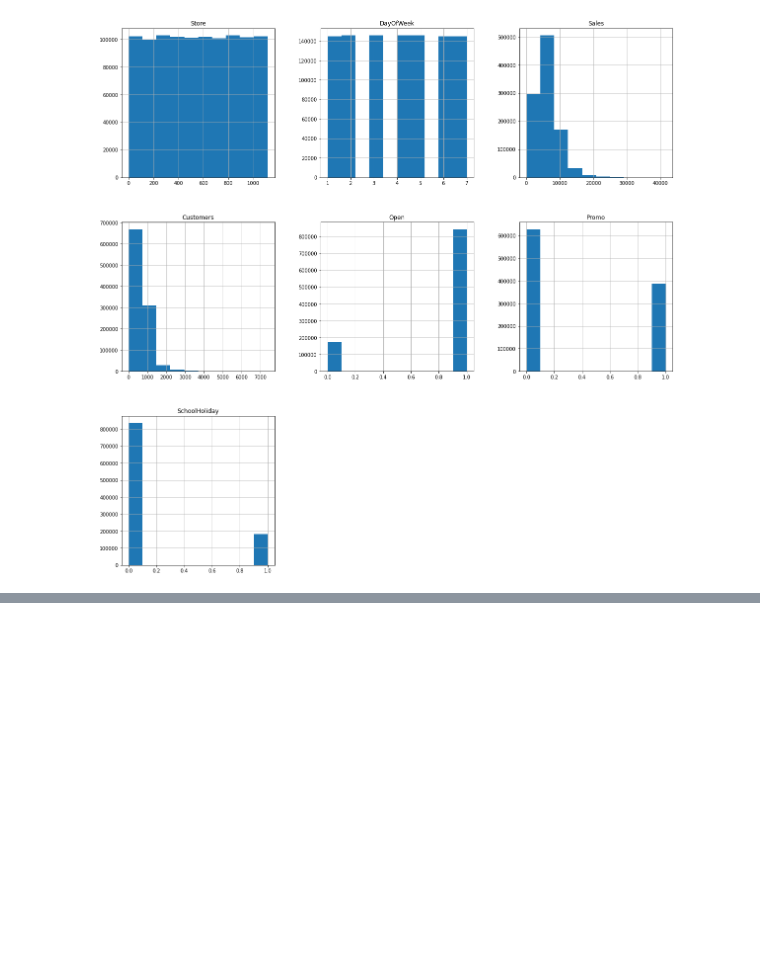
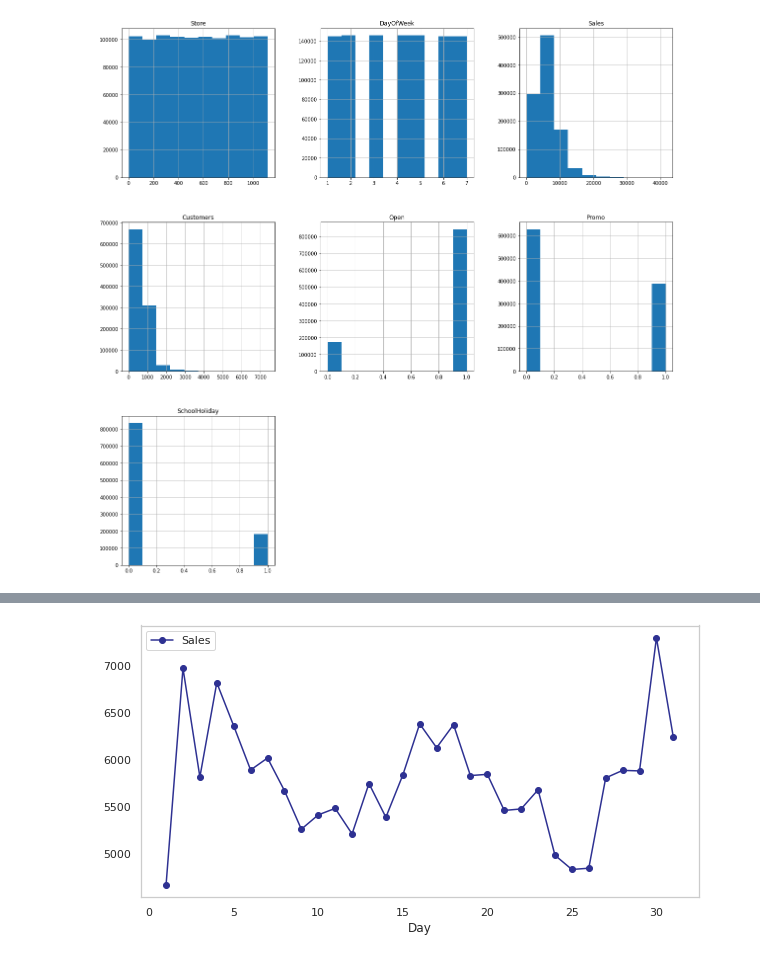
Before and after one commit to komal-pasi/EDA-Capstone, a Jupyter notebook: Rossmann_Sales_Prediction_Capstone_Project.ipynb, the cells around one changed output, grey strips where cells are left out. Drawn from its saved outputs; the diff is of its cells as text; code cells hidden in the pictures; blank space fills up the shorter version.

```diff
--- a/Rossmann_Sales_Prediction_Capstone_Project.ipynb
+++ b/Rossmann_Sales_Prediction_Capstone_Project.ipynb
@@ -318,0 +326,7 @@ rossman_data.head()
+# %%
+sns.set_theme(style='whitegrid',palette='muted')
+rossman_data.groupby('Day')[['Sales']].mean().plot(figsize=(10,5),marker='o',color='#2E3192')
+plt.grid(False)
+plt.show()
+# %% [output]
+[figure, added]
```
Also changed, not shown: parts of 2 cells of this notebook.
